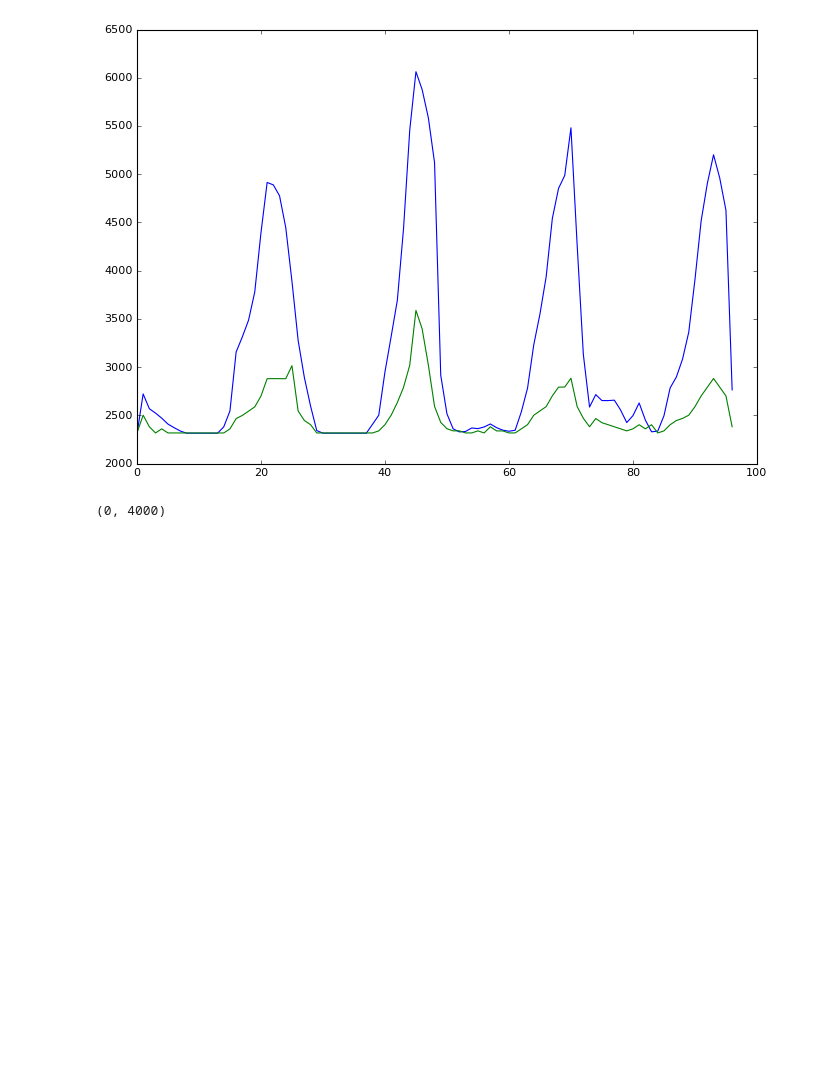
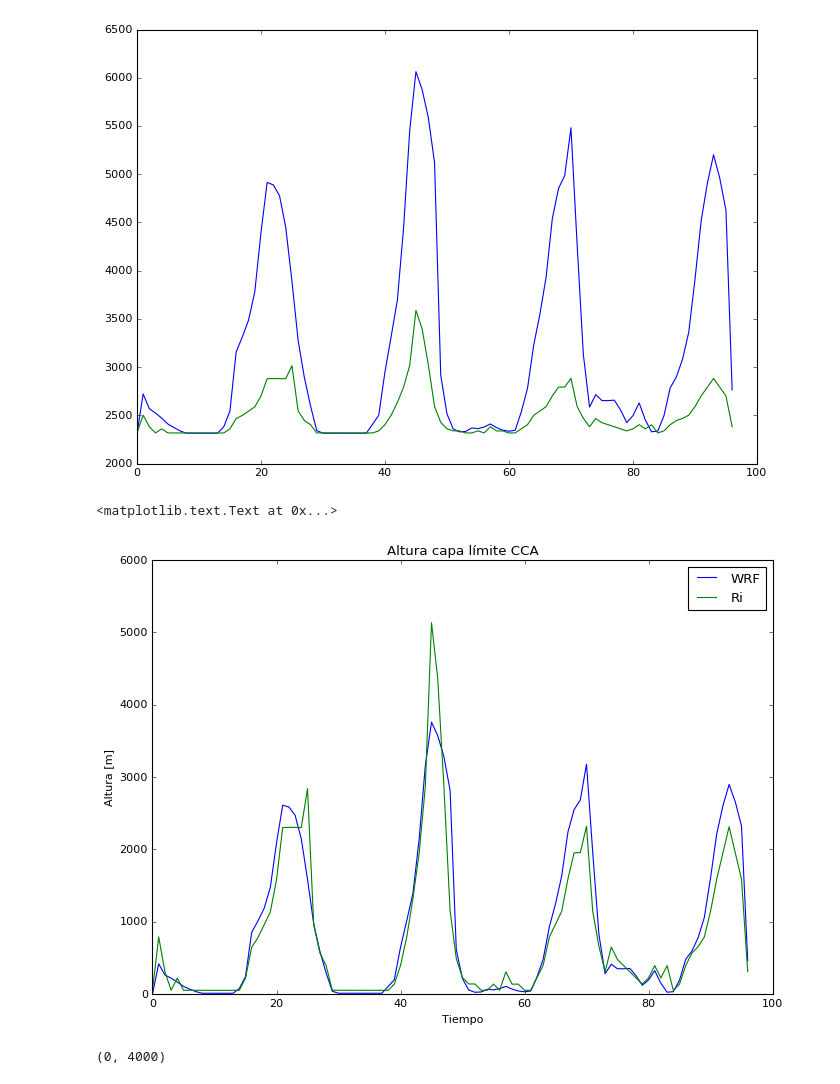
Before and after one commit to cpierard/capa_limite_WRF, a Jupyter notebook: Grafica_1_1.ipynb, the cells around one changed output. Saved outputs shown, nothing was run; the diff lists cells and outputs as text; code cells hidden in the pictures; blank space fills up the shorter version.

```diff
--- a/Grafica_1_1.ipynb
+++ b/Grafica_1_1.ipynb
@@ -121,6 +121,17 @@ plt.plot(capa_limite)
 # %% [output]
 [<matplotlib.lines.Line2D at 0x...>]
 [figure]
+# %%
+plt.figure(figsize = (10,7))
+plt.plot(pblh[:, nx_cca, ny_cca], label= 'WRF')
+plt.plot((capa_limite - relieve[0, nx_cca, ny_cca])*4, label = 'Ri')
+plt.legend()
+plt.title('Altura capa límite CCA')
+plt.ylabel('Altura [m]')
+plt.xlabel('Tiempo')
+# %% [output]
+<matplotlib.text.Text at 0x...>
+[figure, added]
 # %%
 plt.figure(figsize=(7,7))
 plt.scatter(capa_limite - relieve[0, nx_cca, ny_cca], pblh[:, nx_cca, ny_cca])
```
Also changed, not shown: parts of 2 cells of this notebook.
